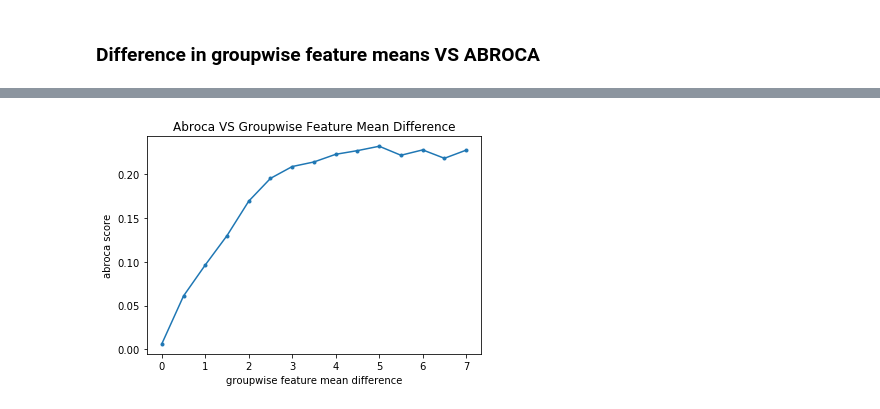
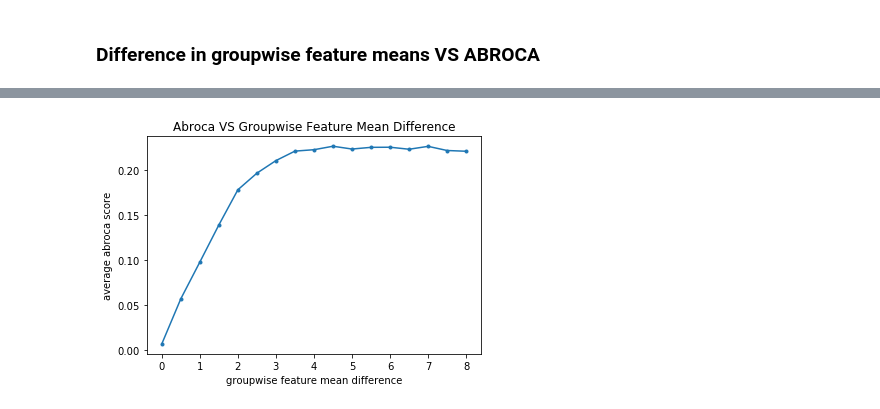
Before and after one commit to 13nat1313/ABROCAproject, a Jupyter notebook: ABROCAprojectDataGeneration.ipynb, the cells around one changed output, grey strips where cells are left out. Drawn from its saved outputs; the diff is of its cells as text; code cells hidden in the pictures.

```diff
--- a/ABROCAprojectDataGeneration.ipynb
+++ b/ABROCAprojectDataGeneration.ipynb
@@ -73,9 +75,9 @@ def simulate(sigma_scale_factor=1, subgroup_n=[10000, 10000], mu_0=[0,0], mu_1=[
     return X, y
 # %%
-# np.random.seed(12)
+np.random.seed(12)
 n= [10000, 10000]
 X, y = simulate(sigma_scale_factor=1, subgroup_n=n, sigma_0=[1,1], sigma_1=[1,1],
-                eta_sd=0.1)
+                eta_sd=[0.1,0.1])
 
 X_train_0, X_test_0, y_train_0, y_test_0 = train_test_split(X[:n[0]], y[:n[0]], test_size=0.2, random_state=0)
 X_train_1, X_test_1, y_train_1, y_test_1 = train_test_split(X[n[0]:], y[n[0]:], test_size=0.2, random_state=0)
@@ -184,24 +167,20 @@ average auc score: 0.6950200761423351
 ### Observation Noise VS ABROCA
 # %%
 eta_sds = [10**i for i in np.arange(-3,3,0.2)]
-es_plot = []
 np.random.seed(11)
 avg_abrocas = None
+
 for i in range(10):
     abrocas = [np.nan for _ in range(len(eta_sds))]
     for j, e in enumerate(eta_sds):
-#         print(f'e={e}')
         n = [5000, 5000]
-        X, y = simulate(subgroup_n=n, eta_sd=e)
+        X, y = simulate(subgroup_n=n, eta_sd=[0,e])
 
         X_train_0, X_test_0, y_train_0, y_test_0 = train_test_split(X[:n[0]], y[:n[0]], test_size=0.2, random_state=0)
         X_train_1, X_test_1, y_train_1, y_test_1 = train_test_split(X[n[0]:], y[n[0]:], test_size=0.2, random_state=0)
 
         X_train = np.append(X_train_0, X_train_1, axis=0)
         y_train = np.append(y_train_0, y_train_1, axis=0)
-    #     print(f'X_train: {len(X_train)}, y_train: {len(y_train)}')
-    #     print(f'X_test_0: {len(X_test_0)}, y_test_0: {len(y_test_0)}')
-    #     print(f'X_test_1: {len(X_test_1)}, y_test_1: {len(y_test_1)}')
 
         if len(set(y_train)) == 1:
             continue
@@ -224,7 +203,7 @@ for i in range(10):
         g2auc = auc(fpr_1, tpr_1)
         abroca = compute_abroca(fpr_0,tpr_0,fpr_1,tpr_1)
         abrocas[j] = abroca
-#         print()
+
     if avg_abrocas is None:
         avg_abrocas = np.array(abrocas).reshape((-1,1))
     else:
@@ -235,7 +214,7 @@ plt.xscale('log')
 plt.yscale('linear')
 plt.plot(eta_sds,avg_abrocas,marker='.')
 plt.xlabel('eta standard devation')
-plt.ylabel('abroca score')
+plt.ylabel('average abroca score')
 plt.title('Abroca VS Observation Noise')
 
 if len(eta_sds) < 10:
@@ -327,56 +288,58 @@ e=-4.0
 ### Difference in groupwise feature means VS ABROCA
 # %%
 gwfms = np.arange(0,10,0.5)
-gwfms_plot = []
 np.random.seed(11)
-abrocas = []
-for g in gwfms:
-    print(f'gwfm diff={g}')
-    n = [50000, 50000]
-    X, y = simulate(subgroup_n=n, mu_0=[0,0], mu_1=[0,0], gwfm_diff=g)
+avg_abrocas = None
 
-    X_train_0, X_test_0, y_train_0, y_test_0 = train_test_split(X[:n[0]], y[:n[0]], test_size=0.2, random_state=0)
-    X_train_1, X_test_1, y_train_1, y_test_1 = train_test_split(X[n[0]:], y[n[0]:], test_size=0.2, random_state=0)
+for i in range(10):
+    abrocas = [np.nan for _ in range(len(gwfms))]
+    for j, g in enumerate(gwfms):
+        n = [50000, 50000]
+        X, y = simulate(subgroup_n=n, mu_0=[0,0], mu_1=[0,0], gwfm_diff=g)
 
-    X_train = np.append(X_train_0, X_train_1, axis=0)
-    y_train = np.append(y_train_0, y_train_1, axis=0)
-#     print(f'X_train: {len(X_train)}, y_train: {len(y_train)}')
-#     print(f'X_test_0: {len(X_test_0)}, y_test_0: {len(y_test_0)}')
-#     print(f'X_test_1: {len(X_test_1)}, y_test_1: {len(y_test_1)}')
+        X_train_0, X_test_0, y_train_0, y_test_0 = train_test_split(X[:n[0]], y[:n[0]], test_size=0.2, random_state=0)
+        X_train_1, X_test_1, y_train_1, y_test_1 = train_test_split(X[n[0]:], y[n[0]:], test_size=0.2, random_state=0)
 
-    if len(set(y_train)) == 1:
-        continue
+        X_train = np.append(X_train_0, X_train_1, axis=0)
+        y_train = np.append(y_train_0, y_train_1, axis=0)
 
-    #regressor = RandomForestRegressor(n_estimators = 10, random_state=0)
-    #regressor = LogisticRegression() #find regularized logisticRegression - cv logistic regression
-    regressor = LogisticRegressionCV(cv=5, random_state=0)
-    regressor.fit(X_train, y_train)
+        if len(set(y_train)) == 1:
+            continue
 
-    y_pred_0 = regressor.predict(X_test_0)
-    y_pred_1 = regressor.predict(X_test_1)
+        #regressor = RandomForestRegressor(n_estimators = 10, random_state=0)
+        #regressor = LogisticRegression() #find regularized logisticRegression - cv logistic regression
+        regressor = LogisticRegressionCV(cv=5, random_state=0)
+        regressor.fit(X_train, y_train)
 
-    if len(set(y_test_0)) == 1 or len(set(y_test_1)) == 1:
-        continue
+        y_pred_0 = regressor.predict(X_test_0)
+        y_pred_1 = regressor.predict(X_test_1)
 
-    gwfms_plot.append(g)
-    fpr_0, tpr_0, _ = roc_curve(y_test_0, y_pred_0)
-    fpr_1, tpr_1, _ = roc_curve(y_test_1, y_pred_1)
+        if len(set(y_test_0)) == 1 or len(set(y_test_1)) == 1:
+            continue
 
-    g1auc = auc(fpr_0, tpr_0)
-    g2auc = auc(fpr_1, tpr_1)
-    abroca = compute_abroca(fpr_0,tpr_0,fpr_1,tpr_1)
-    abrocas.append(abroca)
-    print()
+        fpr_0, tpr_0, _ = roc_curve(y_test_0, y_pred_0)
+        fpr_1, tpr_1, _ = roc_curve(y_test_1, y_pred_1)
 
-plt.plot(gwfms_plot,abrocas,marker='.')
+        g1auc = auc(fpr_0, tpr_0)
+        g2auc = auc(fpr_1, tpr_1)
+        abroca = compute_abroca(fpr_0,tpr_0,fpr_1,tpr_1)
+        abrocas[j] = abroca
+
+    if avg_abrocas is None:
+        avg_abrocas = np.array(abrocas).reshape((-1,1))
+    else:
+        avg_abrocas = np.append(avg_abrocas, np.array(abrocas).reshape((-1,1)), axis=1)
+
+avg_abrocas = np.nanmean(avg_abrocas, axis=1).ravel()
+plt.plot(gwfms,avg_abrocas,marker='.')
 plt.xlabel('groupwise feature mean difference')
-plt.ylabel('abroca score')
+plt.ylabel('average abroca score')
 plt.title('Abroca VS Groupwise Feature Mean Difference')
 
-if len(gwfms_plot) < 10:
-    for i, txt in enumerate(gwfms_plot):
+if len(gwfms) < 10:
+    for i, txt in enumerate(gwfms):
         if i == 0:
             txt = f'diff={txt}'
-        plt.annotate(txt, (gwfms_plot[i], abrocas[i]))
+        plt.annotate(txt, (gwfms[i], avg_abrocas[i]))
 plt.show()
 # %% [output]
@@ -400 +346 @@ gwfm diff=9.5
-[figure, old version]
+[figure, new version]
```
Also changed, not shown: parts of 7 cells of this notebook.
